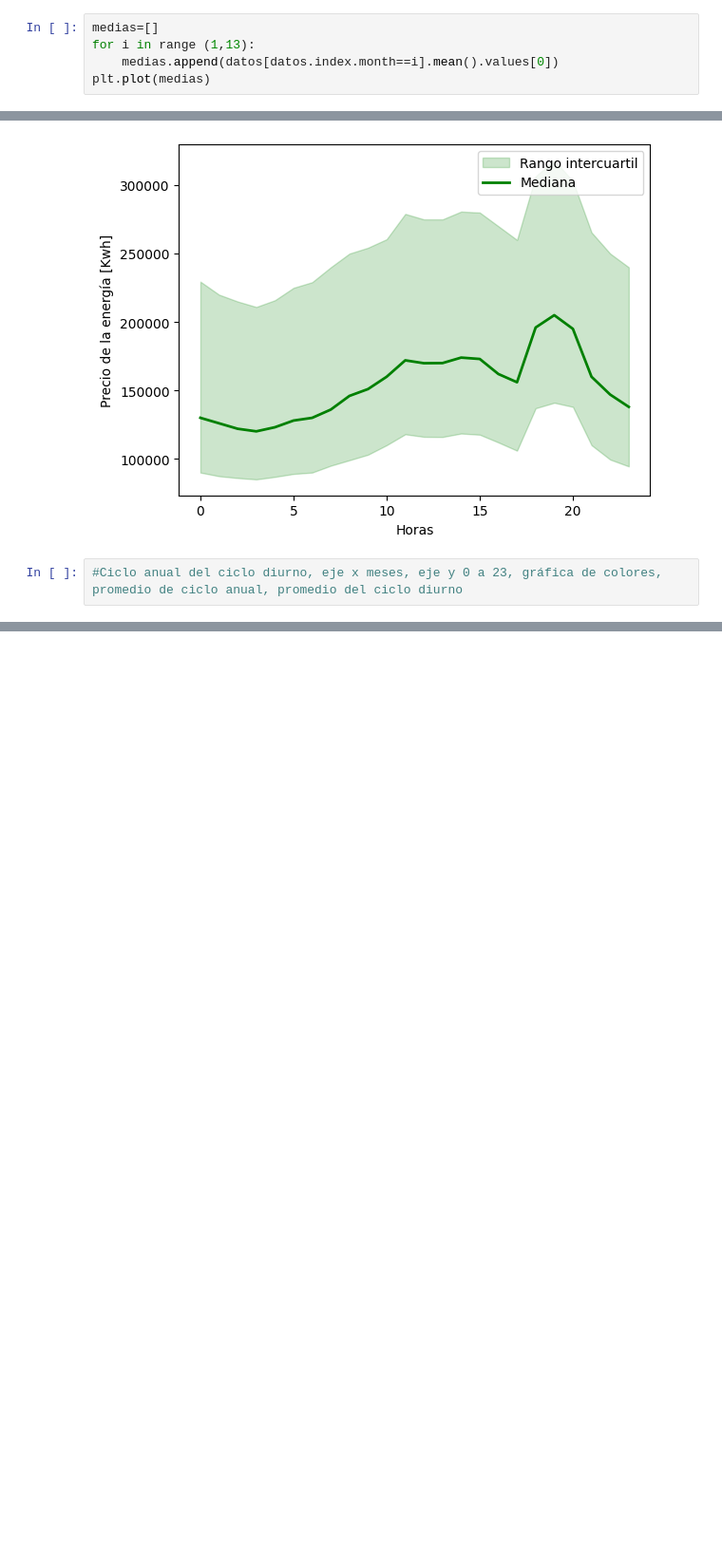
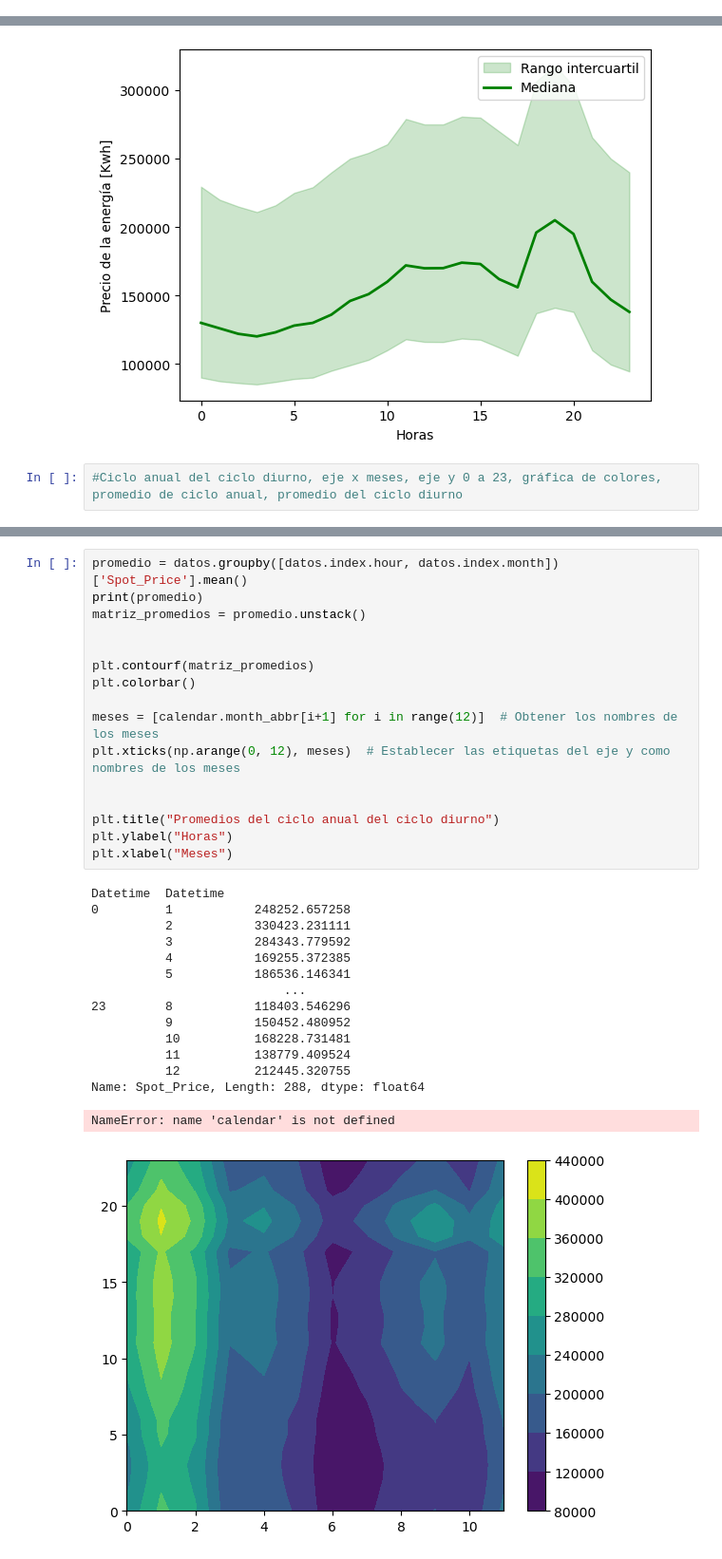
Before and after one commit to ROrtegaAyala/ADA, a Jupyter notebook: Datos y gráficas SPOT.ipynb, the cells around one changed output, grey strips where cells are left out. Shown: that part at 95% size. Cells and saved outputs as stored; diff of their text form; blank space fills up the shorter version.

```diff
--- a/Datos y gráficas SPOT.ipynb
+++ b/Datos y gráficas SPOT.ipynb
@@ -60,5 +41,0 @@ Note: you may need to restart the kernel to use updated packages.
-# %%
-medias=[]
-for i in range (1,13):
-    medias.append(datos[datos.index.month==i].mean().values[0])
-plt.plot(medias)
@@ -111,0 +101,32 @@ plt.legend()
+# %%
+promedio = datos.groupby([datos.index.hour, datos.index.month])['Spot_Price'].mean()
+print(promedio)
+matriz_promedios = promedio.unstack()
+
+
+plt.contourf(matriz_promedios)
+plt.colorbar()
+
+meses = [calendar.month_abbr[i+1] for i in range(12)]  # Obtener los nombres de los meses
+plt.xticks(np.arange(0, 12), meses)  # Establecer las etiquetas del eje y como nombres de los meses
+
+
+plt.title("Promedios del ciclo anual del ciclo diurno")
+plt.ylabel("Horas")
+plt.xlabel("Meses")
+# %% [output]
+Datetime  Datetime
+0         1           248252.657258
+          2           330423.231111
+          3           284343.779592
+          4           169255.372385
+          5           186536.146341
+                          ...
+23        8           118403.546296
+          9           150452.480952
+          10          168228.731481
+          11          138779.409524
+          12          212445.320755
+Name: Spot_Price, Length: 288, dtype: float64
+NameError: name 'calendar' is not defined
+[figure, added]
```
Also changed, not shown: parts of 5 cells of this notebook.
